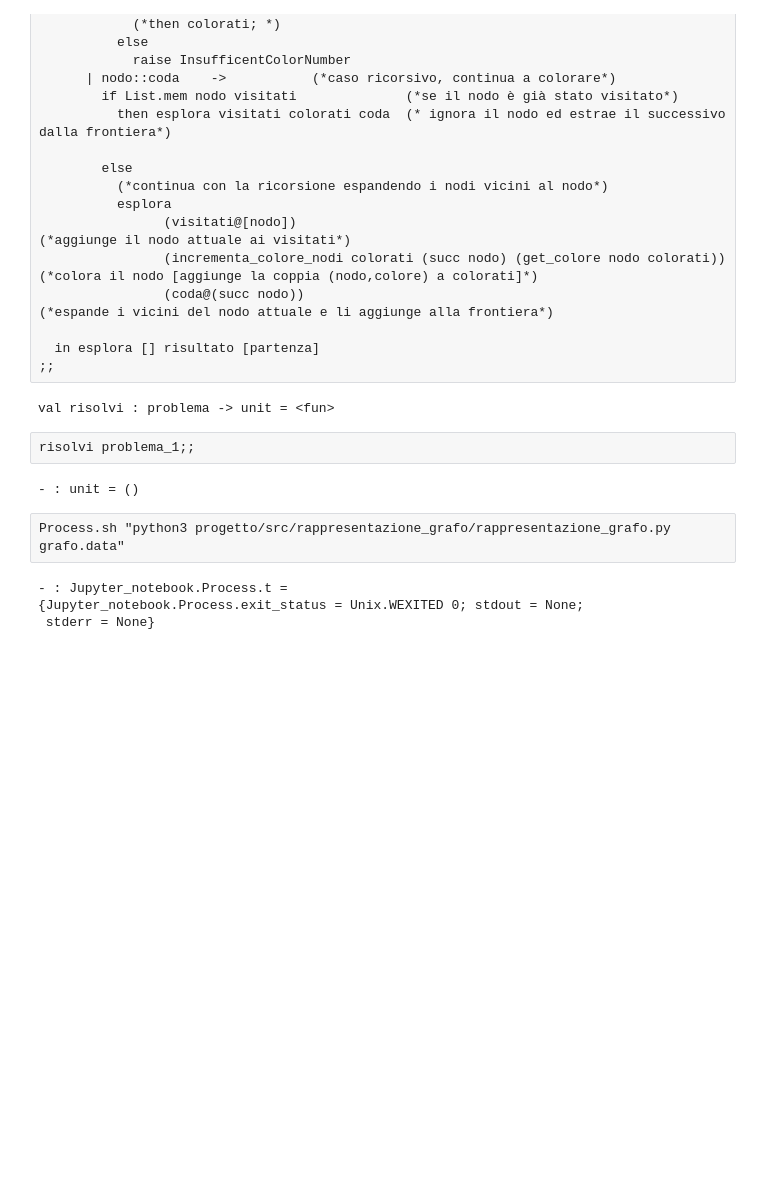
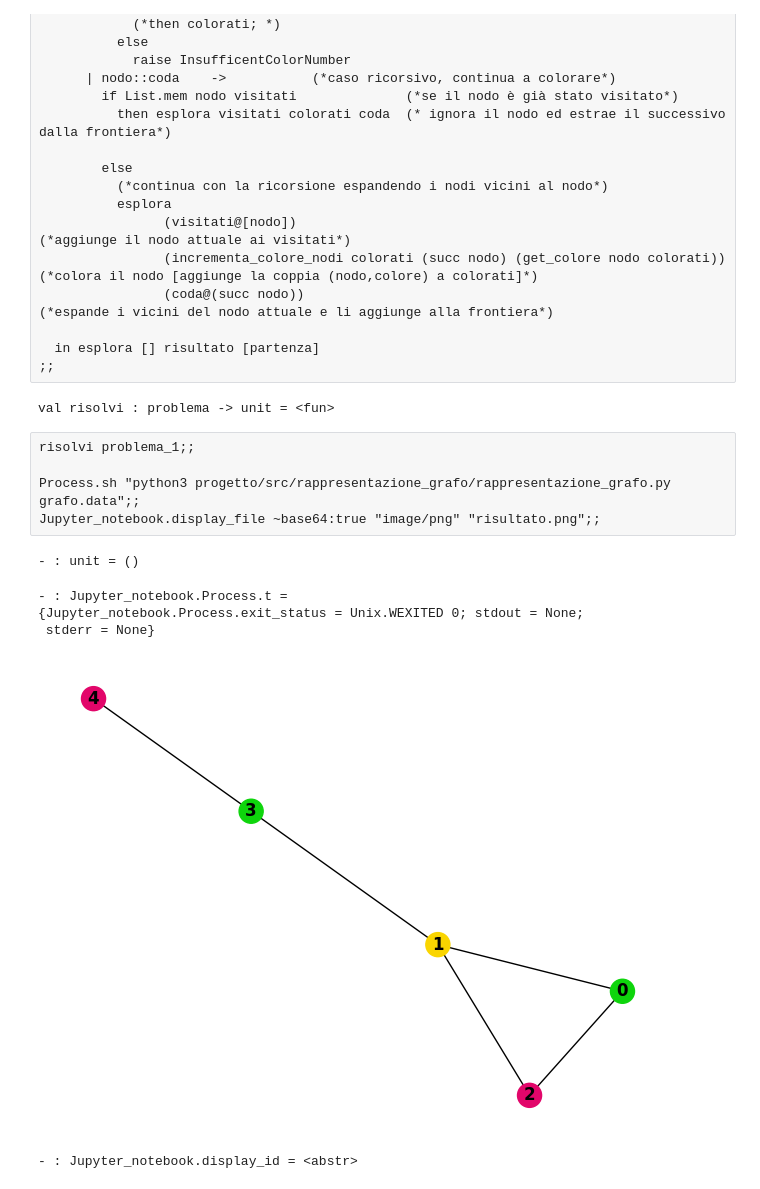
Before and after one commit to ncvescera/Colored_Camel, a Jupyter notebook: Colored Camel.ipynb, the cells around one changed output. Drawn from its saved outputs; the diff is of its cells as text; blank space fills up the shorter version.

Commit message:
Rappresentazione Grafo
Trovato modo per rappresentare il grafo sul notebook.
Modificato file python, va aggiustato per
falro funzionare fuori dal notebook

```diff
--- a/Colored Camel.ipynb
+++ b/Colored Camel.ipynb
@@ -414,11 +429,13 @@ let risolvi (Problema ((Grafo succ), partenza, maxColori)) =
 val risolvi : problema -> unit = <fun>
 # %%
 risolvi problema_1;;
+
+Process.sh "python3 progetto/src/rappresentazione_grafo/rappresentazione_grafo.py grafo.data";;
+Jupyter_notebook.display_file ~base64:true "image/png" "risultato.png";;
 # %% [output]
 - : unit = ()
+- : Jupyter_notebook.Process.t =
+{Jupyter_notebook.Process.exit_status = Unix.WEXITED 0; stdout = None;
+ stderr = None}
+[figure, added]
+- : Jupyter_notebook.display_id = <abstr>
-# %%
-Process.sh "python3 progetto/src/rappresentazione_grafo/rappresentazione_grafo.py grafo.data"
-# %% [output]
-- : Jupyter_notebook.Process.t =
-{Jupyter_notebook.Process.exit_status = Unix.WEXITED 0; stdout = None;
- stderr = None}
```
Also changed, not shown: parts of 31 cells of this notebook, 2 other files.
